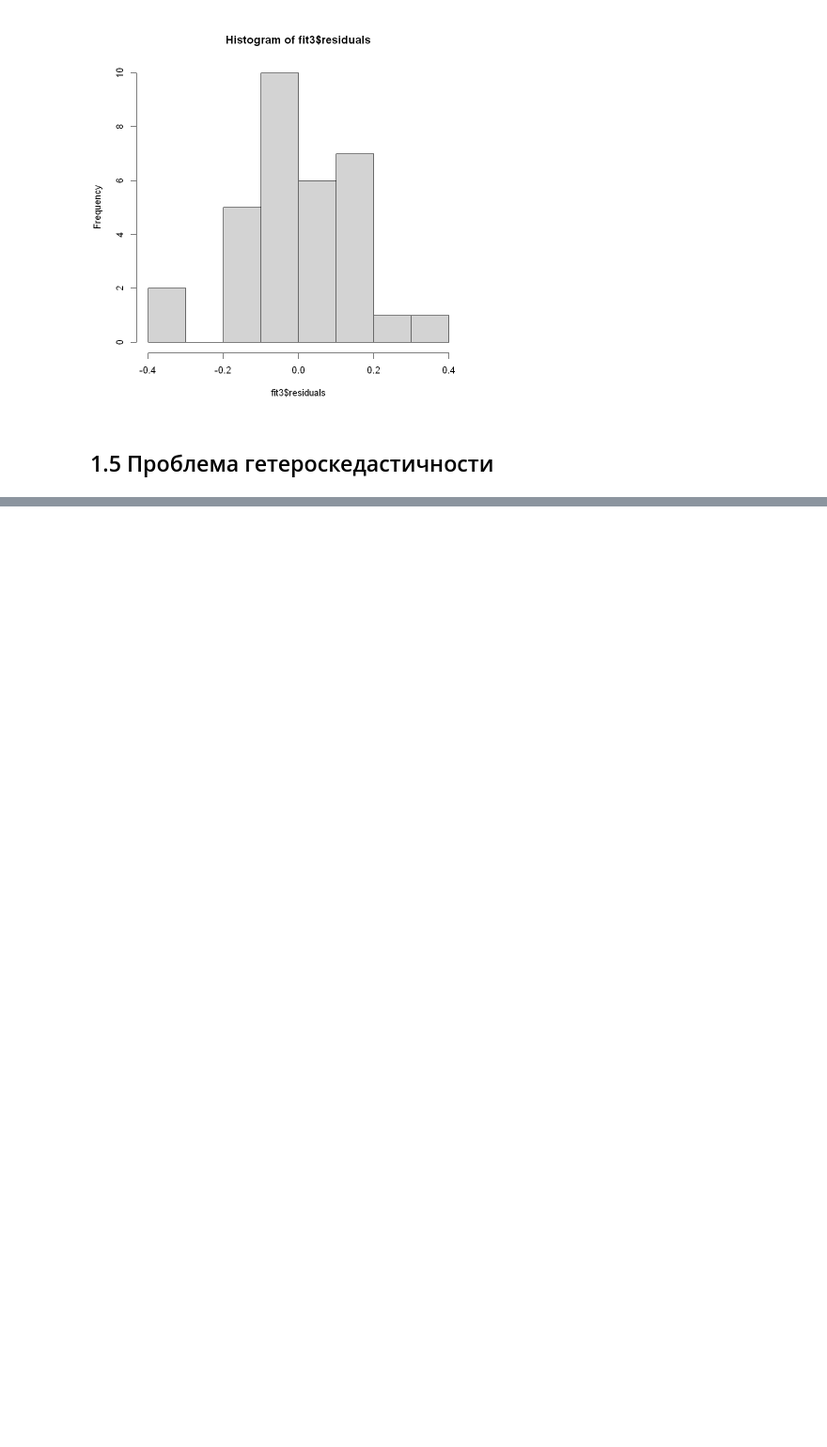
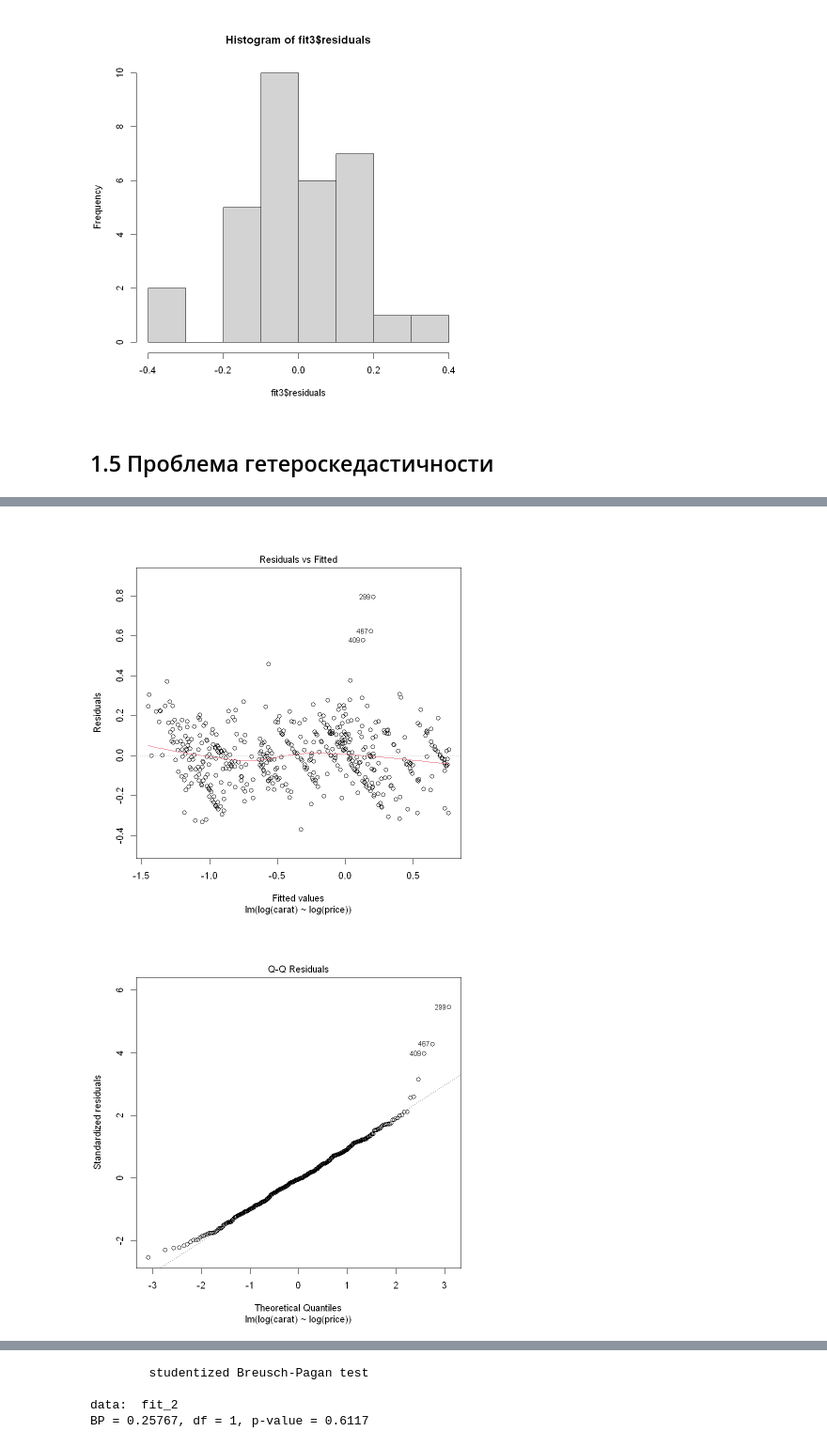
Before and after one commit to LiquidVac/My_study, a Jupyter notebook: STEPIK. Основы статистики ч.3/Лекция 1. Подробнее о линейной регрессии.ipynb, the cells around one changed output, grey strips where cells are left out. Shown at 94% size. Saved outputs shown, nothing was run; the diff lists cells and outputs as text; code cells hidden in the pictures; blank space fills up the shorter version.

```diff
--- a/STEPIK. Основы статистики ч.3/Лекция 1. Подробнее о линейной регрессии.ipynb
+++ b/STEPIK. Основы статистики ч.3/Лекция 1. Подробнее о линейной регрессии.ipynb
@@ -200,0 +292,6 @@ W = 0.96606, p-value = 0.3982
+# %%
+fit_2 <- lm(log(carat) ~ log(price), diamonds_2)
+plot(fit_2)
+# %% [output]
+[figure, added]
+[figure, added]
@@ -200,0 +300,8 @@ W = 0.96606, p-value = 0.3982
+# %%
+bptest(fit_2)
+# p > 0.05 - данные гомоскедастичны
+# %% [output]
+        studentized Breusch-Pagan test
+
+data:  fit_2
+BP = 0.25767, df = 1, p-value = 0.6117
```
Also changed, not shown: parts of 12 cells of this notebook.
